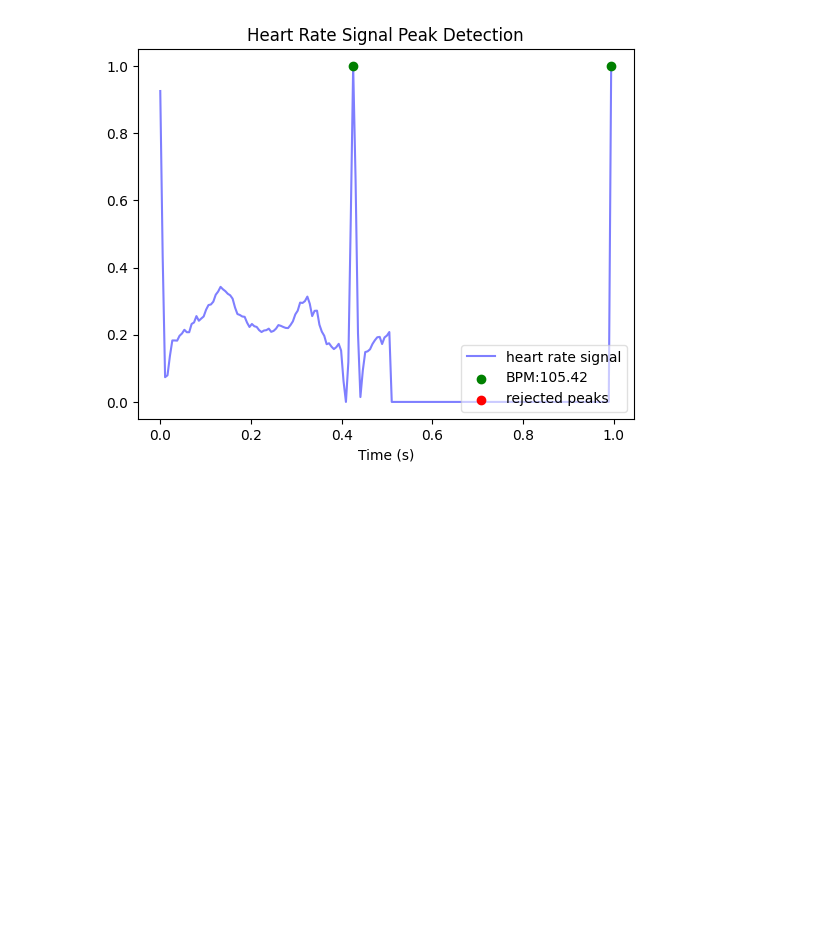
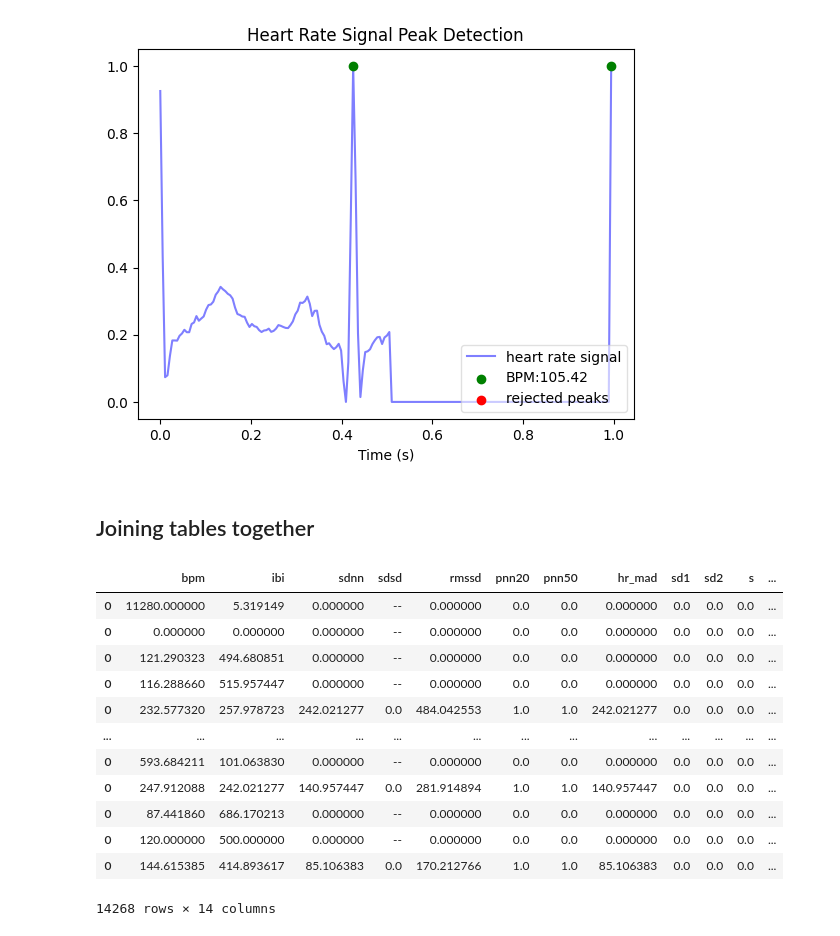
Before and after one commit to bartekbiz/ECD-Anomaly-Detection-Model, a Jupyter notebook: notebooks/ECD-Anomaly-Detection.ipynb, the cells around one changed output. Drawn from its saved outputs; the diff is of its cells as text; code cells hidden in the pictures; blank space fills up the shorter version.

Commit message:
Added abnormality class

```diff
--- a/notebooks/ECD-Anomaly-Detection.ipynb
+++ b/notebooks/ECD-Anomaly-Detection.ipynb
@@ -90,3 +92,5 @@ Dane zignorowane przez heartpy z df_normal: 25
+# %%
+df_normal_processed["Class"] = 0
 # %%
 df_normal_processed.fillna(0, inplace=True)
 # %% [markdown]
@@ -113,2 +119,4 @@ Dane zignorowane przez heartpy z df_abnormal: 259
+# %%
+df_abnormal_processed["Class"] = 1
 # %%
 df_abnormal_processed.fillna(0, inplace=True)
@@ -191,3 +203,25 @@ sd1/sd2: nan
 breathingrate: nan
 <Figure size 1200x400 with 0 Axes>
 [figure]
+# %% [markdown]
+## Joining tables together
+# %%
+df_complete = pd.concat([df_normal_processed, df_abnormal_processed])
+
+df_complete = df_complete.sample(frac=1)
+
+df_complete
+# %% [output]
+|  | bpm | ibi | sdnn | sdsd | rmssd | pnn20 | pnn50 | hr_mad | sd1 | sd2 | s | ... |
+| 0 | 11280.000000 | 5.319149 | 0.000000 | -- | 0.000000 | 0.0 | 0.0 | 0.000000 | 0.0 | 0.0 | 0.0 | ... |
+| 0 | 0.000000 | 0.000000 | 0.000000 | -- | 0.000000 | 0.0 | 0.0 | 0.000000 | 0.0 | 0.0 | 0.0 | ... |
+| 0 | 121.290323 | 494.680851 | 0.000000 | -- | 0.000000 | 0.0 | 0.0 | 0.000000 | 0.0 | 0.0 | 0.0 | ... |
+| 0 | 116.288660 | 515.957447 | 0.000000 | -- | 0.000000 | 0.0 | 0.0 | 0.000000 | 0.0 | 0.0 | 0.0 | ... |
+| 0 | 232.577320 | 257.978723 | 242.021277 | 0.0 | 484.042553 | 1.0 | 1.0 | 242.021277 | 0.0 | 0.0 | 0.0 | ... |
+| ... | ... | ... | ... | ... | ... | ... | ... | ... | ... | ... | ... | ... |
+| 0 | 593.684211 | 101.063830 | 0.000000 | -- | 0.000000 | 0.0 | 0.0 | 0.000000 | 0.0 | 0.0 | 0.0 | ... |
+| 0 | 247.912088 | 242.021277 | 140.957447 | 0.0 | 281.914894 | 1.0 | 1.0 | 140.957447 | 0.0 | 0.0 | 0.0 | ... |
+| 0 | 87.441860 | 686.170213 | 0.000000 | -- | 0.000000 | 0.0 | 0.0 | 0.000000 | 0.0 | 0.0 | 0.0 | ... |
+| 0 | 120.000000 | 500.000000 | 0.000000 | -- | 0.000000 | 0.0 | 0.0 | 0.000000 | 0.0 | 0.0 | 0.0 | ... |
+| 0 | 144.615385 | 414.893617 | 85.106383 | 0.0 | 170.212766 | 1.0 | 1.0 | 85.106383 | 0.0 | 0.0 | 0.0 | ... |
+14268 rows × 14 columns
```
Also changed, not shown: parts of 10 cells of this notebook.
